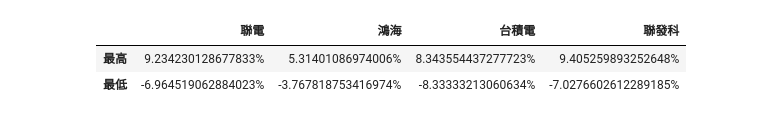
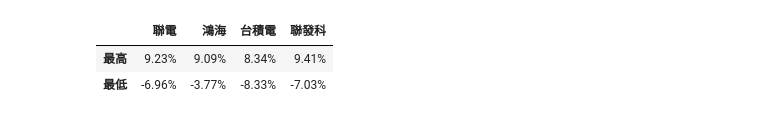
Before and after one commit to lf0116/lf_0116, a Jupyter notebook: lesson20_2.ipynb, the cells around one changed output. Saved outputs shown, nothing was run; the diff lists cells and outputs as text; code cells hidden in the pictures.

```diff
--- a/lesson20_2.ipynb
+++ b/lesson20_2.ipynb
@@ -26,6 +26,6 @@ data
 # %%
 import yfinance as yf
-data = yf.download("2330.TW", start="2022-01-01",end="2023-12-31")
+data = yf.download("2330.TW", start="2022-01-01",end="2024-06-01")
 tw2330 = data[['Adj Close']]
 tw2330.columns = ['台積電']
 tw2330
@@ -48,6 +48,6 @@ tw2330
 # %%
 import yfinance as yf
-data = yf.download("2303.TW", start="2022-01-01",end="2023-12-31")
+data = yf.download("2303.TW", start="2022-01-01",end="2024-06-01")
 tw2303 = data[['Adj Close']]
 tw2303.columns = ['聯電']
 tw2303
@@ -70,6 +70,6 @@ tw2303
 # %%
 import yfinance as yf
-data = yf.download("2317.TW", start="2022-01-01",end="2023-12-31")
+data = yf.download("2317.TW", start="2022-01-01",end="2024-06-01")
 tw2317 = data[['Adj Close']]
 tw2317.columns = ['鴻海']
 tw2317
@@ -92,6 +92,6 @@ tw2317
 # %%
 import yfinance as yf
-data = yf.download("2454.TW", start="2022-01-01",end="2023-12-31")
+data = yf.download("2454.TW", start="2022-01-01",end="2024-06-01")
 tw2454 = data[['Adj Close']]
 tw2454.columns = ['聯發科']
 tw2454
@@ -182,10 +182,10 @@ NVDA
 # %%
 def func1(s):
     max = s.max()*100
     min = s.min()*100
-    return pd.Series([f'{max}%',f'{min}%' ,], index=['最高', '最低'])
+    return pd.Series([f'{max:.2f}%',f'{min:.2f}%' ,], index=['最高', '最低'])
 frame2.apply(func1)
 # %% [output]
 |  | 聯電 | 鴻海 | 台積電 | 聯發科 |
-| 最高 | 9.234230128677833% | 5.31401086974006% | 8.343554437277723% | 9.405259893252648% |
-| 最低 | -6.964519062884023% | -3.767818753416974% | -8.33333213060634% | -7.0276602612289185% |
+| 最高 | 9.23% | 9.09% | 8.34% | 9.41% |
+| 最低 | -6.96% | -3.77% | -8.33% | -7.03% |
```
Also changed, not shown: parts of 12 cells of this notebook.
